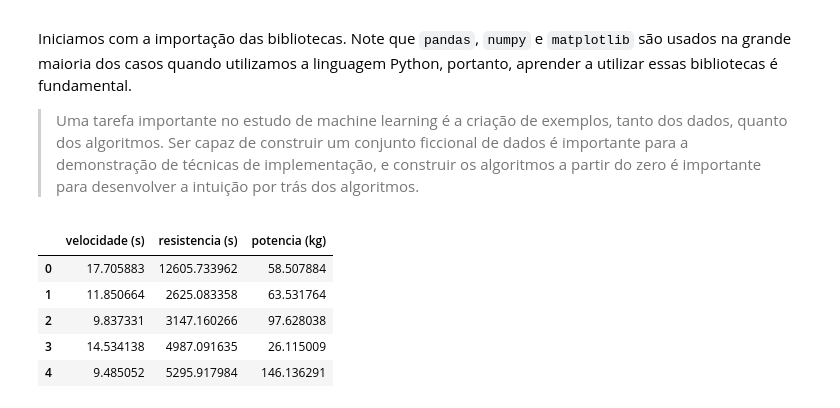
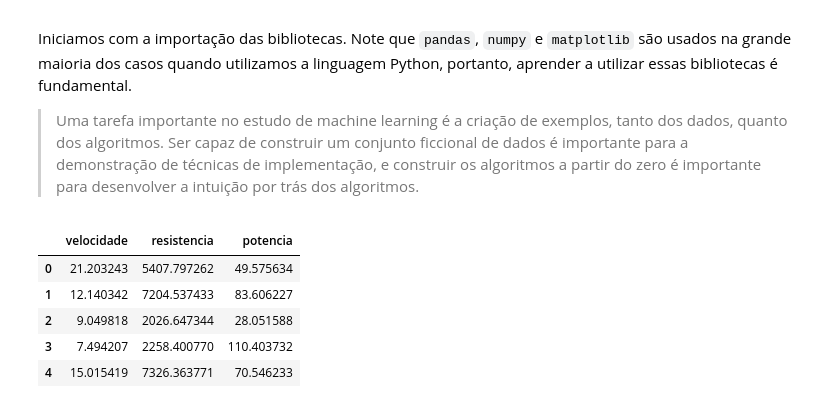
Before and after one commit to samicoluiz/laai_algos_classificacao, a Jupyter notebook: algos_classificacao.ipynb, the cells around one changed output. Drawn from its saved outputs; the diff is of its cells as text; code cells hidden in the pictures.

```diff
--- a/algos_classificacao.ipynb
+++ b/algos_classificacao.ipynb
@@ -33,14 +94,14 @@ from matplotlib import pyplot as plt
 # %%
 # Usando a distribuição normal para gerar dados aleatórios
 velocidade = np.random.normal(14, 5, 100)
-resisencia = np.random.normal(6180, 2760, 100)
+resistencia = np.random.normal(6180, 2760, 100)
 potencia = np.random.normal(70, 50, 100)
-df= pd.DataFrame({'velocidade (s)': velocidade, 'resistencia (s)': resisencia, 'potencia (kg)': potencia})
+df = pd.DataFrame({'velocidade': velocidade, 'resistencia': resistencia, 'potencia': potencia})
 df.head()
 # %% [output]
-|  | velocidade (s) | resistencia (s) | potencia (kg) |
-| 0 | 17.705883 | 12605.733962 | 58.507884 |
-| 1 | 11.850664 | 2625.083358 | 63.531764 |
-| 2 | 9.837331 | 3147.160266 | 97.628038 |
-| 3 | 14.534138 | 4987.091635 | 26.115009 |
-| 4 | 9.485052 | 5295.917984 | 146.136291 |
+|  | velocidade | resistencia | potencia |
+| 0 | 21.203243 | 5407.797262 | 49.575634 |
+| 1 | 12.140342 | 7204.537433 | 83.606227 |
+| 2 | 9.049818 | 2026.647344 | 28.051588 |
+| 3 | 7.494207 | 2258.400770 | 110.403732 |
+| 4 | 15.015419 | 7326.363771 | 70.546233 |
```
Also changed, not shown: parts of 16 cells of this notebook.
